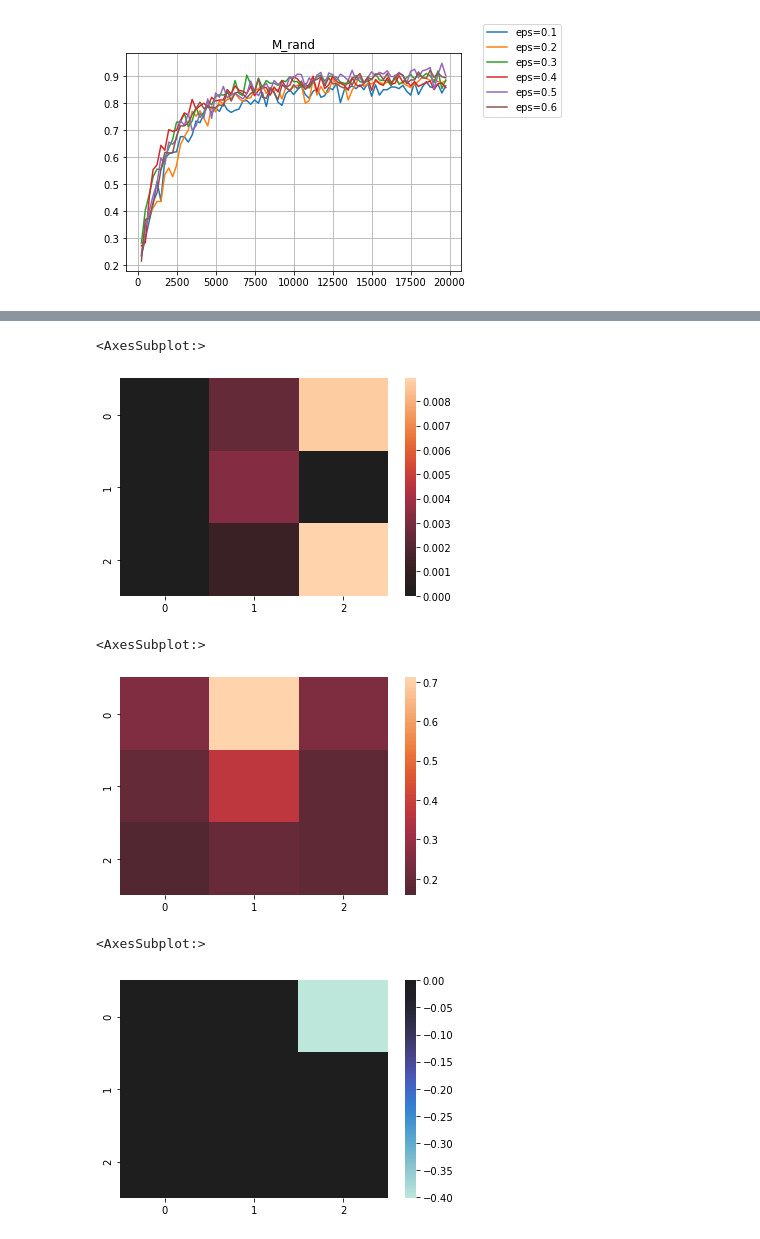
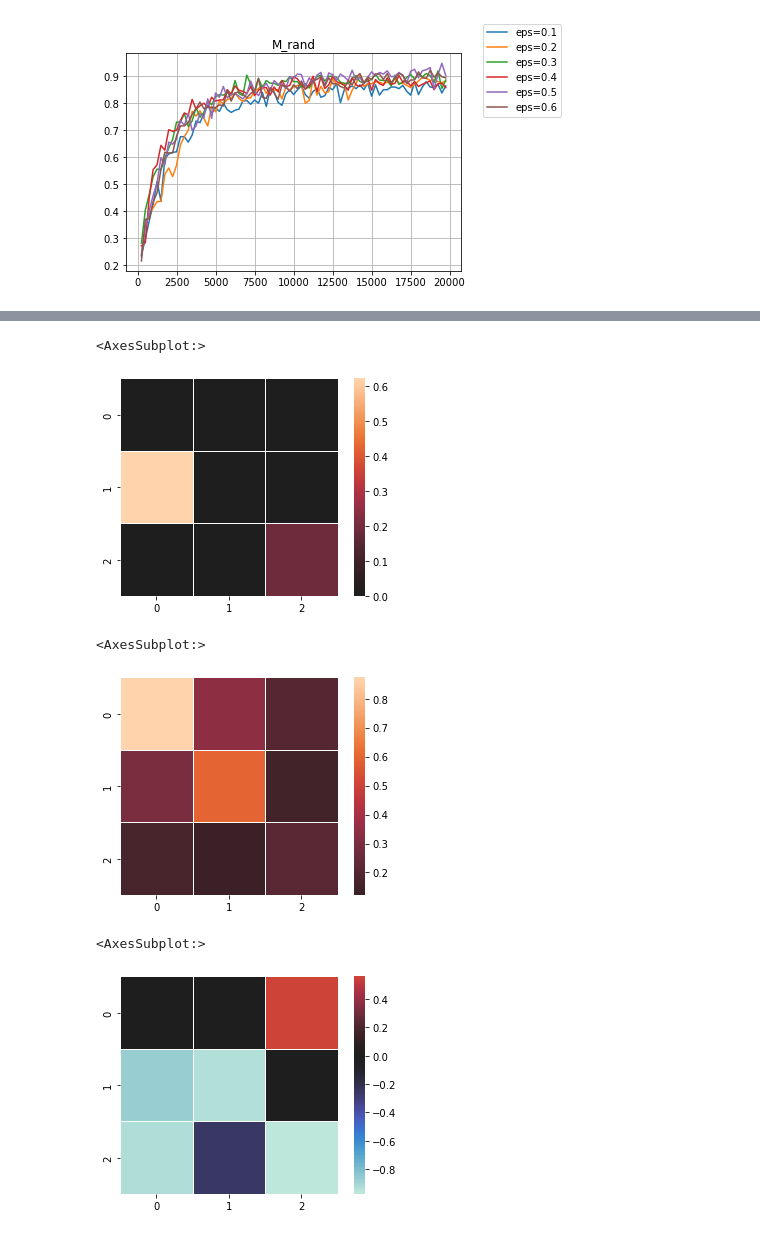
Before and after one commit to giuliamesc/tic_tac_toe, a Jupyter notebook: main_debug.ipynb, the cells around one changed output, grey strips where cells are left out. Drawn from its saved outputs; the diff is of its cells as text; code cells hidden in the pictures.

```diff
--- a/main_debug.ipynb
+++ b/main_debug.ipynb
@@ -696,7 +704,8 @@ plt2, ax2 = plt.subplots()
 e_min = 0.1
 e_max = 0.8
 N = 20000
-N_star_vec = [1, 100, 1000, 10000, 15000, 20000, 30000,40000]
+N_star_vec = [1]
+#N_star_vec = [1, 100, 1000, 10000, 15000, 20000, 30000,40000]
 
 for N_star in N_star_vec :
     epsilon = []
@@ -744,20 +754,20 @@ game.q_player1.states_value
 # %%
 #Question 10
 #states1 = game.q_player1.get_state_key(np.array([[0, 0., 1.], [0., 0., 1.], [-1., 0., 0.]]))
-states1 = '[ 1.  0.  0. -1.  0.  1. -1.  0.  0.]'
-sn.heatmap(game.q_player1.states_value[states1].reshape(3,3), center=0)
+states1 =  '[-1. -1.  1. -0.  1.  1. -1. -1. -0.]'
+sn.heatmap(game.q_player1.states_value[states1].reshape(3,3), center = 0, square = True, linewidths=.5)
 # %% [output]
 <AxesSubplot:>
-[figure, old version]
+[figure, new version]
 # %%
 states2 = '[0. 0. 0. 0. 0. 0. 0. 0. 0.]'
-sn.heatmap(game.q_player1.states_value[states2].reshape(3,3), center=0)
+sn.heatmap(game.q_player1.states_value[states2].reshape(3,3), center=0, square = True, linewidths=.5)
 # %% [output]
 <AxesSubplot:>
-[figure, old version]
+[figure, new version]
 # %%
-states3 = game.q_player1.get_state_key(np.array([[1, -1, 0.], [-1, -1, 1], [1, 1, 0.]]))
-sn.heatmap(game.q_player1.states_value[states3].reshape(3,3), center=0)
+states3 = '[-1. -1. -0. -0. -0.  1. -0. -0. -0.]'
+sn.heatmap(game.q_player1.states_value[states3].reshape(3,3), center = 0, linewidths=.5, square = True)
 # %% [output]
 <AxesSubplot:>
-[figure, old version]
+[figure, new version]
```
Also changed, not shown: parts of 7 cells of this notebook.
